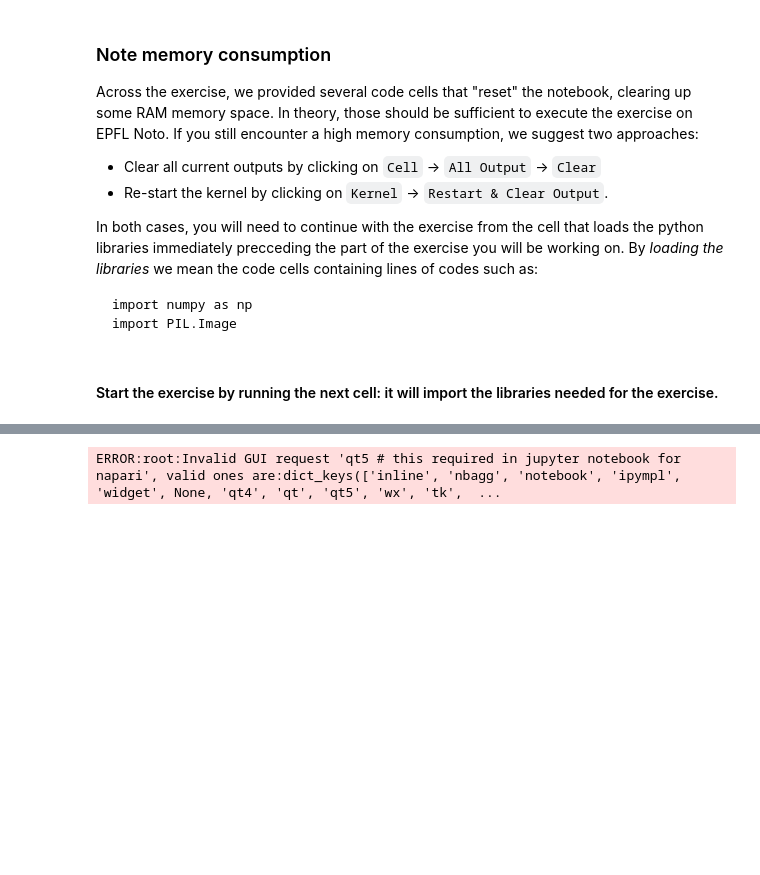
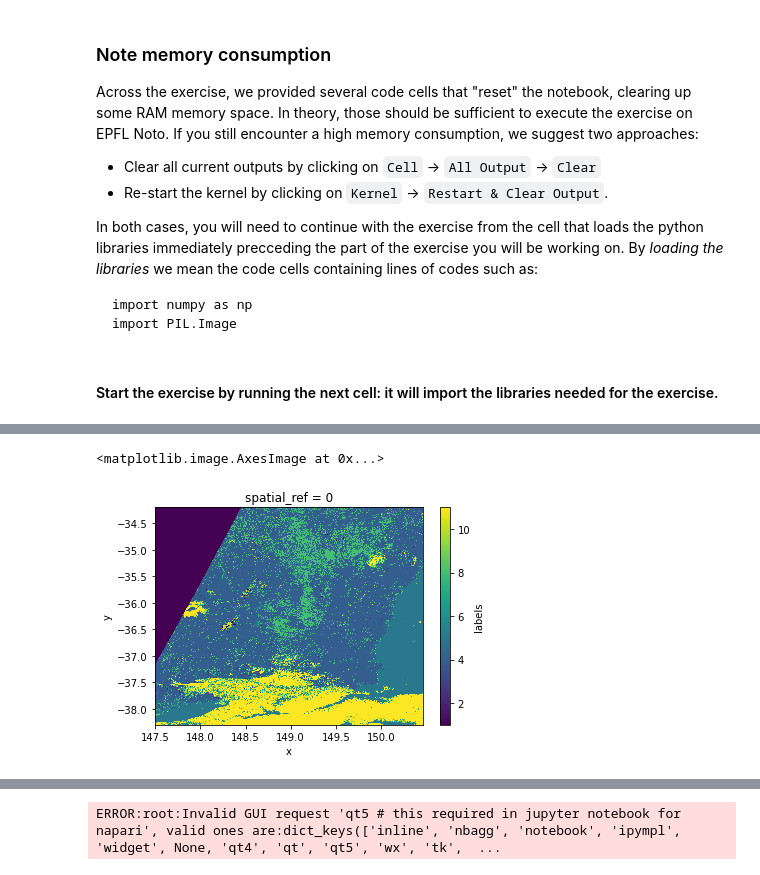
Before and after one commit to ltelab/RS2022, a Jupyter notebook: exercise_6/Exercise_6.ipynb, the cells around one changed output, grey strips where cells are left out. Cells and saved outputs as stored; diff of their text form; code cells hidden in the pictures; blank space fills up the shorter version.

```diff
--- a/exercise_6/Exercise_6.ipynb
+++ b/exercise_6/Exercise_6.ipynb
@@ -68,0 +111,9 @@ import napari
+# %%
+# Retrieve labels id
+da_stack = da_labels_RGB.stack(id=(['x','y'])).transpose(...,"band").astype(object).sum("band").astype(float)
+da_stack.data = np.digitize(da_stack.data, np.unique(da_stack.data))
+da_labels = da_stack.unstack('id').transpose('y','x')
+da_labels.plot.imshow()
+# %% [output]
+<matplotlib.image.AxesImage at 0x...>
+[figure, added]
```
Also changed, not shown: parts of 10 cells of this notebook.
